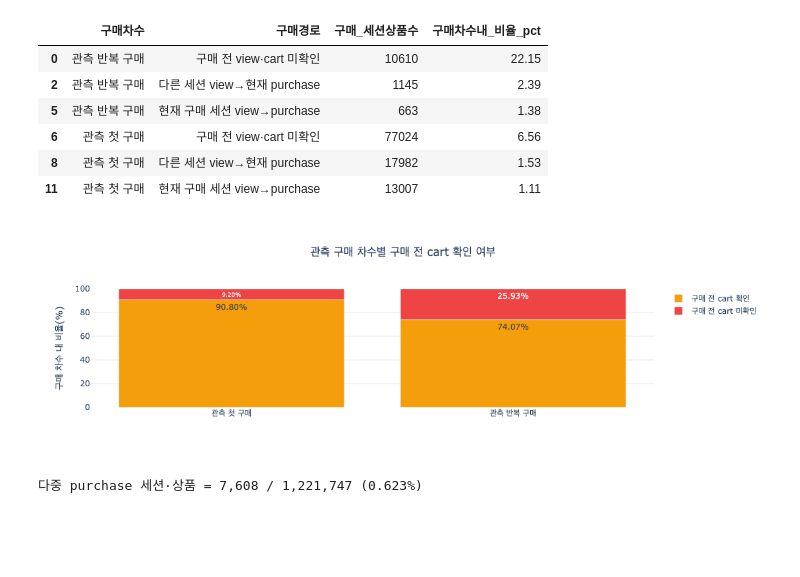
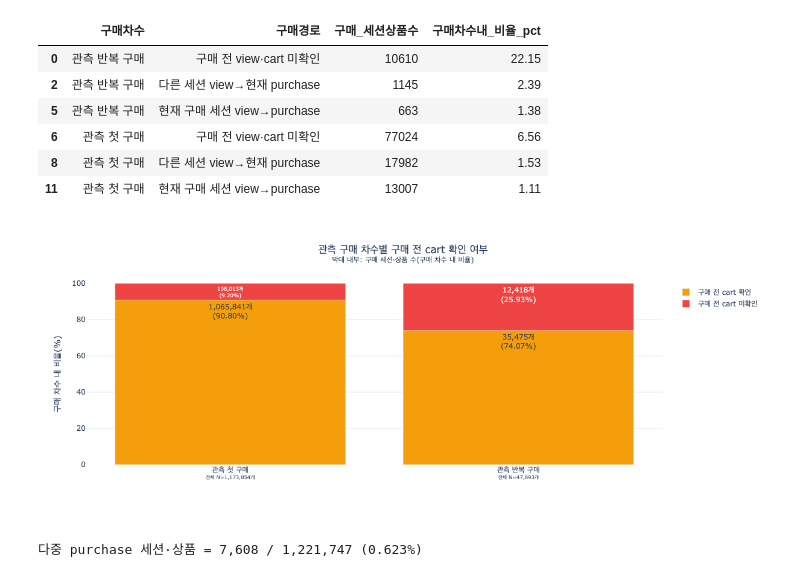
Before and after one commit to kth530/ecommerce_funnel_analysis, a Jupyter notebook: notebooks/06_purchase_journey_analysis.ipynb, the cells around one changed output. Saved outputs shown, nothing was run; the diff lists cells and outputs as text; code cells hidden in the pictures; blank space fills up the shorter version.

```diff
--- a/notebooks/06_purchase_journey_analysis.ipynb
+++ b/notebooks/06_purchase_journey_analysis.ipynb
@@ -678,40 +735,59 @@ display(cart_missing_detail.round(2))
 | 8 | 관측 첫 구매 | 다른 세션 view→현재 purchase | 17982 | 1.53 |
 | 11 | 관측 첫 구매 | 현재 구매 세션 view→purchase | 13007 | 1.11 |
 # %%
+cart_chart_data = cart_by_purchase_order.copy()
+cart_chart_data['표시라벨'] = cart_chart_data.apply(
+    lambda row: f"{int(row['구매_세션상품수']):,}개<br>({row['구매차수내_비율_pct']:.2f}%)", axis=1
+)
+cart_order_totals = cart_chart_data.groupby('구매차수')['구매_세션상품수'].sum()
+
 fig = px.bar(
-    cart_by_purchase_order,
+    cart_chart_data,
     x='구매차수',
     y='구매차수내_비율_pct',
     color='구매전_cart구분',
-    text_auto='.2f',
+    text='표시라벨',
     custom_data=['구매_세션상품수'],
     category_orders={
         '구매차수': ['관측 첫 구매', '관측 반복 구매'],
         '구매전_cart구분': ['구매 전 cart 확인', '구매 전 cart 미확인'],
     },
     color_discrete_map={
         '구매 전 cart 확인': color_map['cart'],
         '구매 전 cart 미확인': '#EF4444',
     },
-    title='관측 구매 차수별 구매 전 cart 확인 여부',
+    title=(
+        '관측 구매 차수별 구매 전 cart 확인 여부<br>'
+        '<sup>막대 내부: 구매 세션·상품 수(구매 차수 내 비율)</sup>'
+    ),
 )
 fig.update_traces(
-    texttemplate='%{y:.2f}%',
+    texttemplate='%{text}',
     textposition='inside',
     hovertemplate='%{x} · %{fullData.name}<br>%{y:.2f}%<br>%{customdata[0]:,.0f}개<extra></extra>',
 )
 fig.update_layout(
     title_x=0.5,
     yaxis_title='구매 차수 내 비율(%)',
     xaxis_title='',
     yaxis_range=[0, 100],
     plot_bgcolor='white',
     legend_title_text='',
+    height=500,
+    margin=dict(t=100, b=100),
+)
+fig.update_xaxes(
+    tickmode='array',
+    tickvals=['관측 첫 구매', '관측 반복 구매'],
+    ticktext=[
+        f'{label}<br><sup>전체 N={int(cart_order_totals[label]):,}개</sup>'
+        for label in ['관측 첫 구매', '관측 반복 구매']
+    ],
 )
 fig.update_yaxes(gridcolor='#E5E7EB')
 fig.show()
 # %% [output]
-[figure, old version]
+[figure, new version]
 # %%
 multi = paths[['구매_세션상품수', '다중purchase_세션상품수']].sum()
 print(
```
Also changed, not shown: parts of 36 cells of this notebook, 10 other files.
